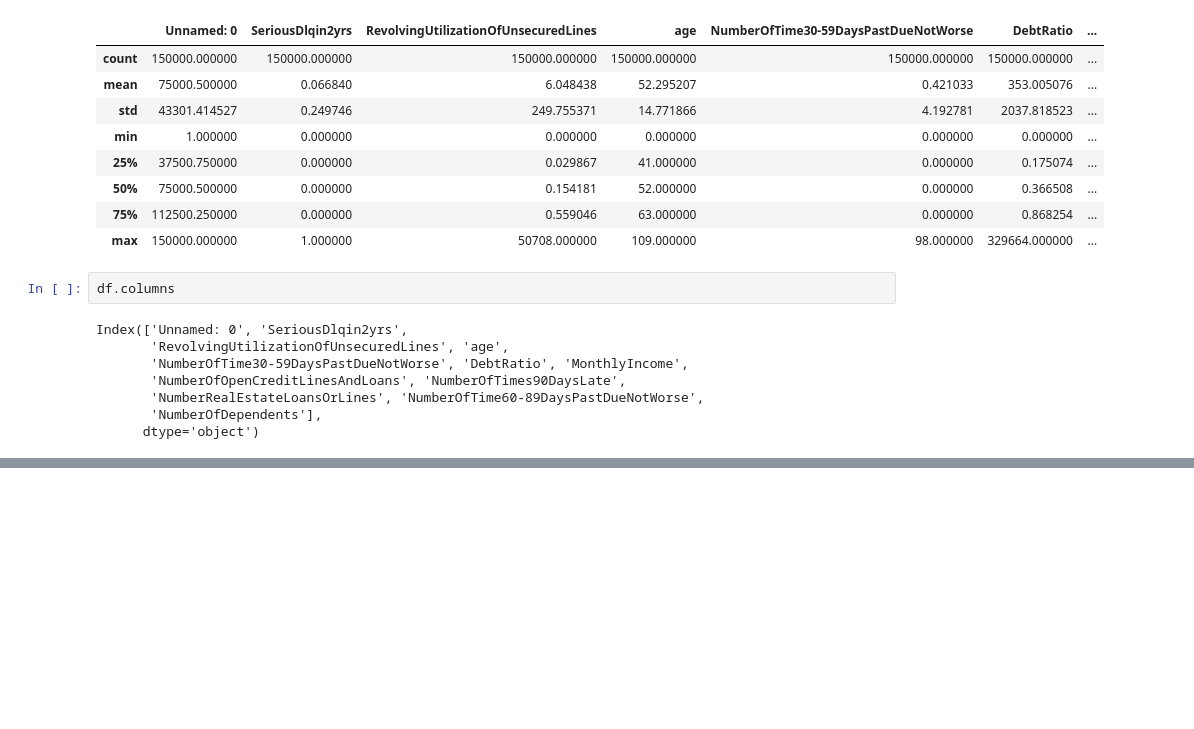
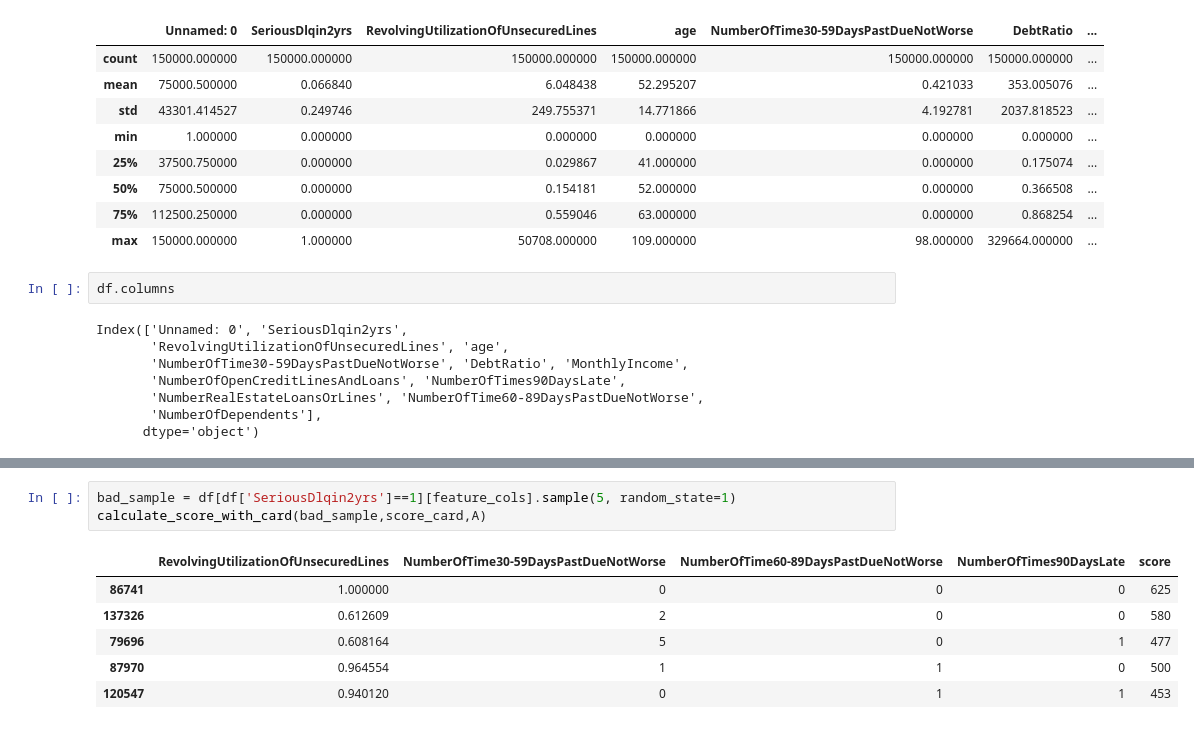
Before and after one commit to ChungChinKei/Model_Demo, a Jupyter notebook: lr_woe.ipynb, the cells around one changed output, grey strips where cells are left out. Saved outputs shown, nothing was run; the diff lists cells and outputs as text; blank space fills up the shorter version.

```diff
--- a/lr_woe.ipynb
+++ b/lr_woe.ipynb
@@ -409,0 +379,10 @@ calculate_score_with_card(bad_sample,score_card,A)
+# %%
+bad_sample = df[df['SeriousDlqin2yrs']==1][feature_cols].sample(5, random_state=1)
+calculate_score_with_card(bad_sample,score_card,A)
+# %% [output]
+|  | RevolvingUtilizationOfUnsecuredLines | NumberOfTime30-59DaysPastDueNotWorse | NumberOfTime60-89DaysPastDueNotWorse | NumberOfTimes90DaysLate | score |
+| 86741 | 1.000000 | 0 | 0 | 0 | 625 |
+| 137326 | 0.612609 | 2 | 0 | 0 | 580 |
+| 79696 | 0.608164 | 5 | 0 | 1 | 477 |
+| 87970 | 0.964554 | 1 | 1 | 0 | 500 |
+| 120547 | 0.940120 | 0 | 1 | 1 | 453 |
```
Also changed, not shown: parts of 45 cells of this notebook.
